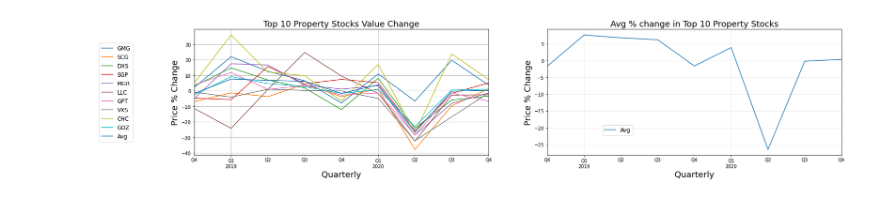
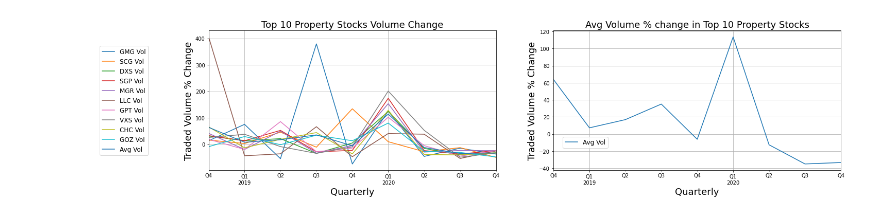
Before and after one commit to Supasyl/Data-Analytics-Project-1, a Jupyter notebook: Project 1.3 Notebooks/Stock Analysis .ipynb, the cells around one changed output. Drawn from its saved outputs; the diff is of its cells as text; code cells hidden in the pictures.

```diff
--- a/Project 1.3 Notebooks/Stock Analysis .ipynb
+++ b/Project 1.3 Notebooks/Stock Analysis .ipynb
@@ -194,40 +291,26 @@ import numpy as np
 # %%
-
-fig, (ax1,ax2) = plt.subplots(nrows=1, ncols=2, figsize =(25,5))
-
-labels = ['2018 Q4','2019 Q1','2019 Q2','2019 Q3','2019 Q4','2020 Q1','2020 Q2']
+# Repeat the same proccess for our Volume Traded Data
+fig, (ax1,ax2) = plt.subplots(nrows=1, ncols=2, figsize =(22,5))
 
 
-top10_linechart_df = price_change.iloc[:, 0:11]
-avg_linechart_df = price_change.iloc[:, 10:11]
-x = range(len(labels))
+top10vol_linechart_df = vol_change.iloc[:, 0:11]
+avgvol_linechart_df = vol_change.iloc[:, 10:11]
 
-top10_linechart_df.plot(ax=ax1, grid=True)
+top10vol_linechart_df.plot(ax=ax1, grid=True)
 ax1.set_xlabel('Quarterly', fontsize=18)
-ax1.set_ylabel('Price % Change', fontsize=18)
-ax1.set_title('Top 10 Property Stocks Value Change', fontsize=18)
+ax1.set_ylabel('Traded Volume % Change', fontsize=18)
+ax1.set_title('Top 10 Property Stocks Volume Change', fontsize=18)
 ax1.legend(loc=5, fontsize = 12,bbox_to_anchor=(-.2,.5))
-
-plt.grid(alpha=0.25)
-#ax1.set_xticks(x)
-#ax1.set_xticklabels(labels, rotation = 90)
+plt.grid()
 
 
+avgvol_linechart_df.plot(ax=ax2)
+ax2.set_xlabel('Quarterly', fontsize=18)
+ax2.set_ylabel('Traded Volume % Change', fontsize=18)
+ax2.set_title('Avg Volume % change in Top 10 Property Stocks', fontsize=18)
+ax2.legend(loc=5, fontsize = 12,bbox_to_anchor=(.2,.2))
+plt.grid()
 
-avg_linechart_df.plot(ax=ax2)
-ax2.set_xlabel('Quarterly', fontsize=18)
-ax2.set_ylabel('Price % Change', fontsize=18)
-ax2.set_title('Avg % change in Top 10 Property Stocks', fontsize=18)
-ax2.legend(loc=5, fontsize = 12,bbox_to_anchor=(.3,.2))
-
-#ax2.set_xticks(x)
-#ax2.set_xticklabels(labels)
-plt.grid(alpha=0.25)
-#top10_linechart_df.plot(ax=ax2)
-
-
-
-
-plt.savefig('top 10.png', bbox_inches='tight')
+plt.savefig('top 10 vol.png', bbox_inches='tight')
 # %% [output]
-[figure, old version]
+[figure, new version]
```
Also changed, not shown: parts of 21 cells of this notebook, 14 other files.
